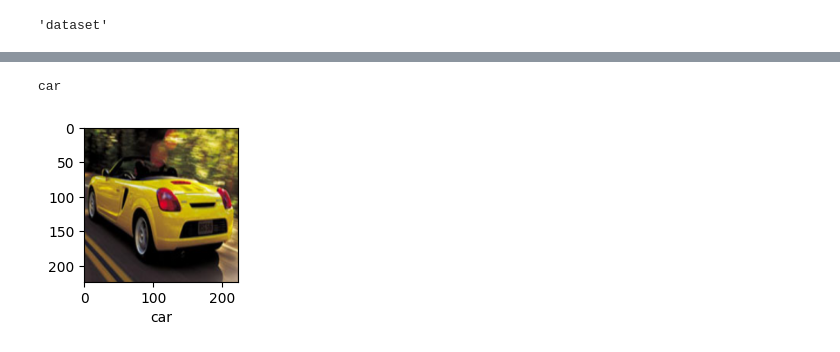
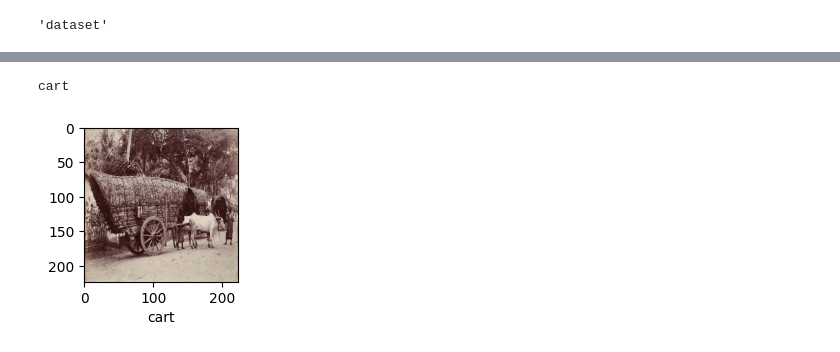
Before and after one commit to AnshulBadoni/Image-classification, a Jupyter notebook: classification.ipynb, the cells around one changed output, grey strips where cells are left out. Cells and saved outputs as stored; diff of their text form; code cells hidden in the pictures.

```diff
--- a/classification.ipynb
+++ b/classification.ipynb
@@ -180,8 +180,8 @@ def predict(y_pred):
 # %%
-predict(y_pred[28])
+predict(y_pred[33])
 # %% [output]
-car
+cart
 # %%
-plot_sample(X_test, y_test,28)
+plot_sample(X_test, y_test,33)
 # %% [output]
-[figure, old version]
+[figure, new version]
```
Also changed, not shown: parts of 22 cells of this notebook.
